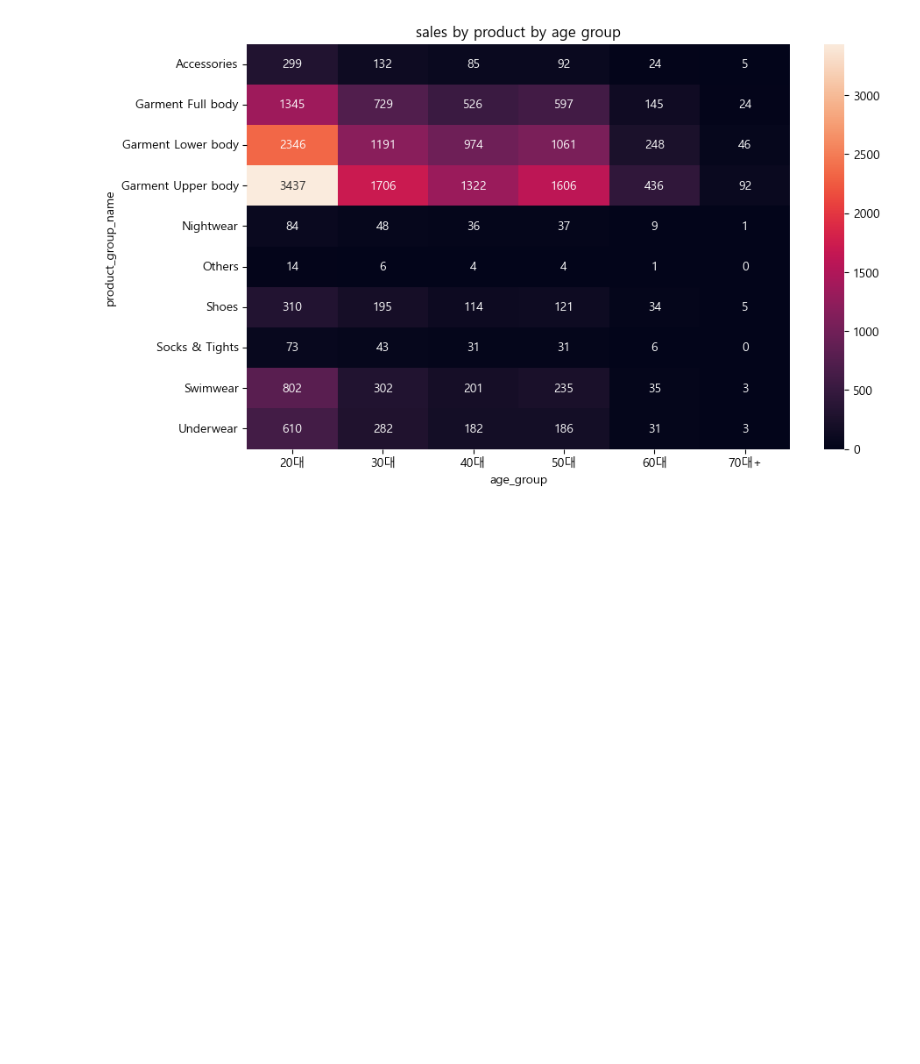
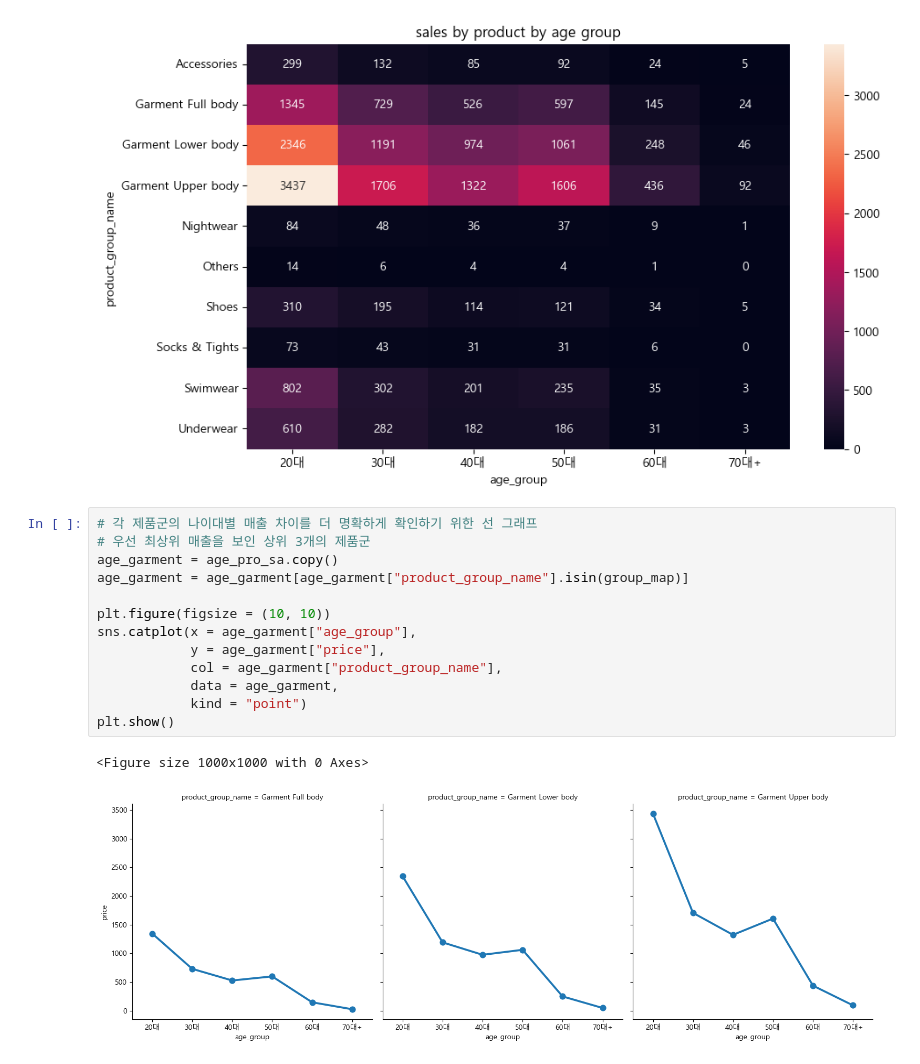
Before and after one commit to KyungminChang/4team-commerce-first-project, a Jupyter notebook: test.ipynb, the cells around one changed output. Drawn from its saved outputs; the diff is of its cells as text; blank space fills up the shorter version.

```diff
--- a/test.ipynb
+++ b/test.ipynb
@@ -471,3 +443,19 @@ plt.title("sales by product by age group")
 plt.show()
 # %% [output]
 [figure]
+# %%
+# 각 제품군의 나이대별 매출 차이를 더 명확하게 확인하기 위한 선 그래프
+# 우선 최상위 매출을 보인 상위 3개의 제품군
+age_garment = age_pro_sa.copy()
+age_garment = age_garment[age_garment["product_group_name"].isin(group_map)]
+
+plt.figure(figsize = (10, 10))
+sns.catplot(x = age_garment["age_group"],
+            y = age_garment["price"],
+            col = age_garment["product_group_name"],
+            data = age_garment,
+            kind = "point")
+plt.show()
+# %% [output]
+<Figure size 1000x1000 with 0 Axes>
+[figure, added]
```
Also changed, not shown: parts of 72 cells of this notebook.
